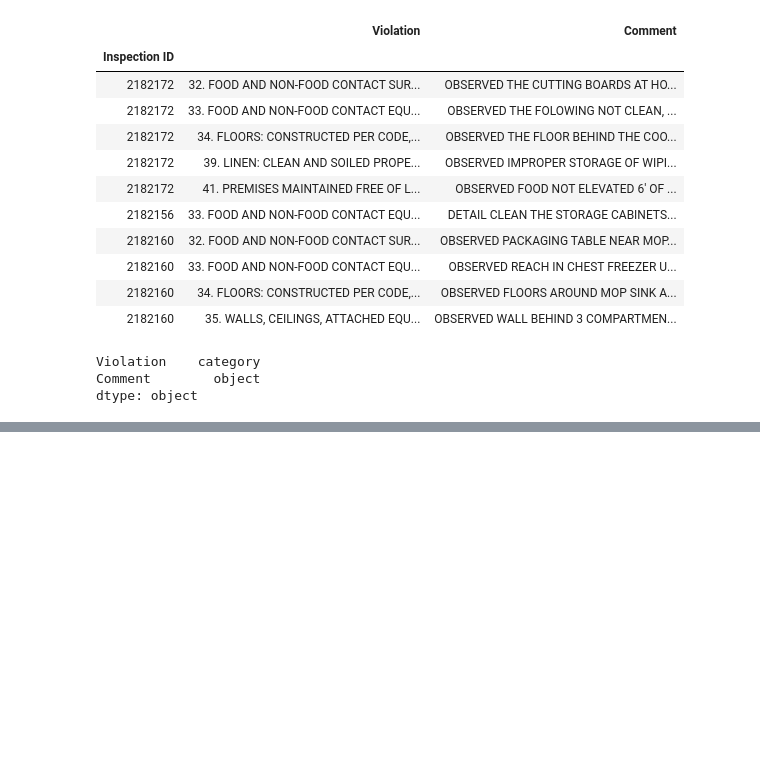
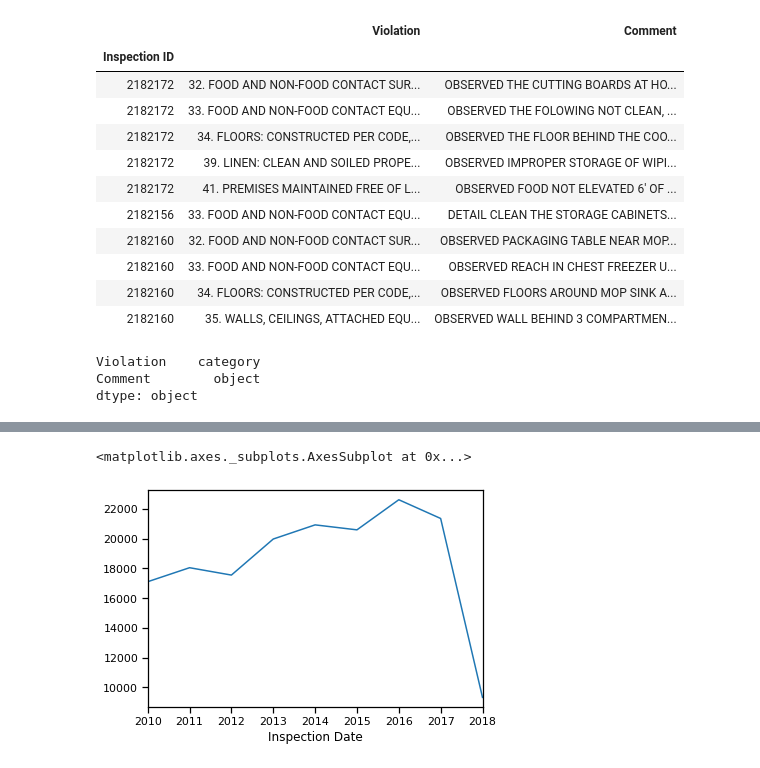
Before and after one commit to Gondolav/ADA-project, a Jupyter notebook: notebook.ipynb, the cells around one changed output, grey strips where cells are left out. Cells and saved outputs as stored; diff of their text form; code cells hidden in the pictures; blank space fills up the shorter version.

```diff
--- a/notebook.ipynb
+++ b/notebook.ipynb
@@ -398,0 +488,5 @@ dtype: object
+# %%
+df['Inspection Date'].groupby(df['Inspection Date'].dt.year).agg('count').plot()
+# %% [output]
+<matplotlib.axes._subplots.AxesSubplot at 0x...>
+[figure, added]
```
Also changed, not shown: parts of 16 cells of this notebook.
